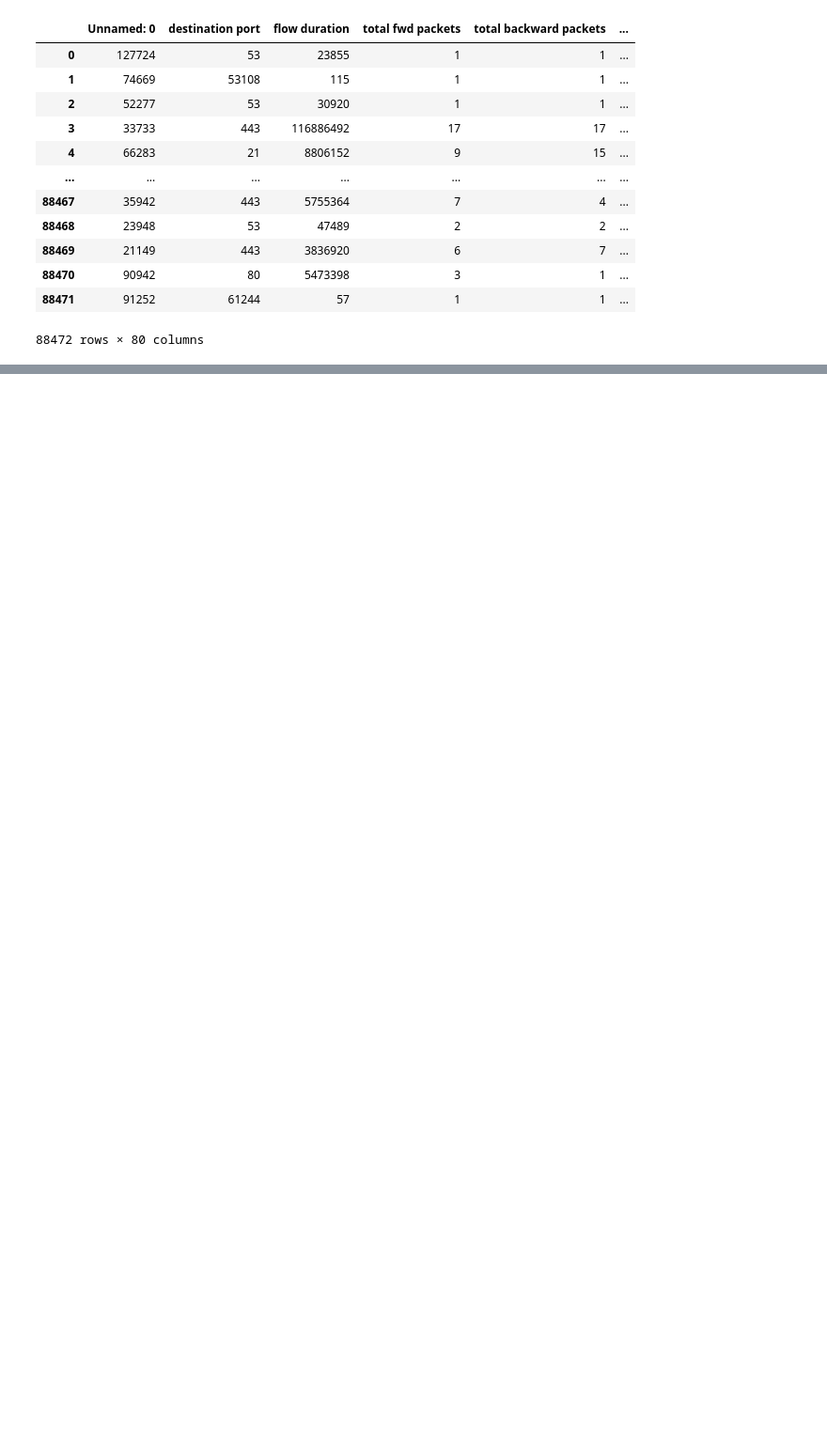
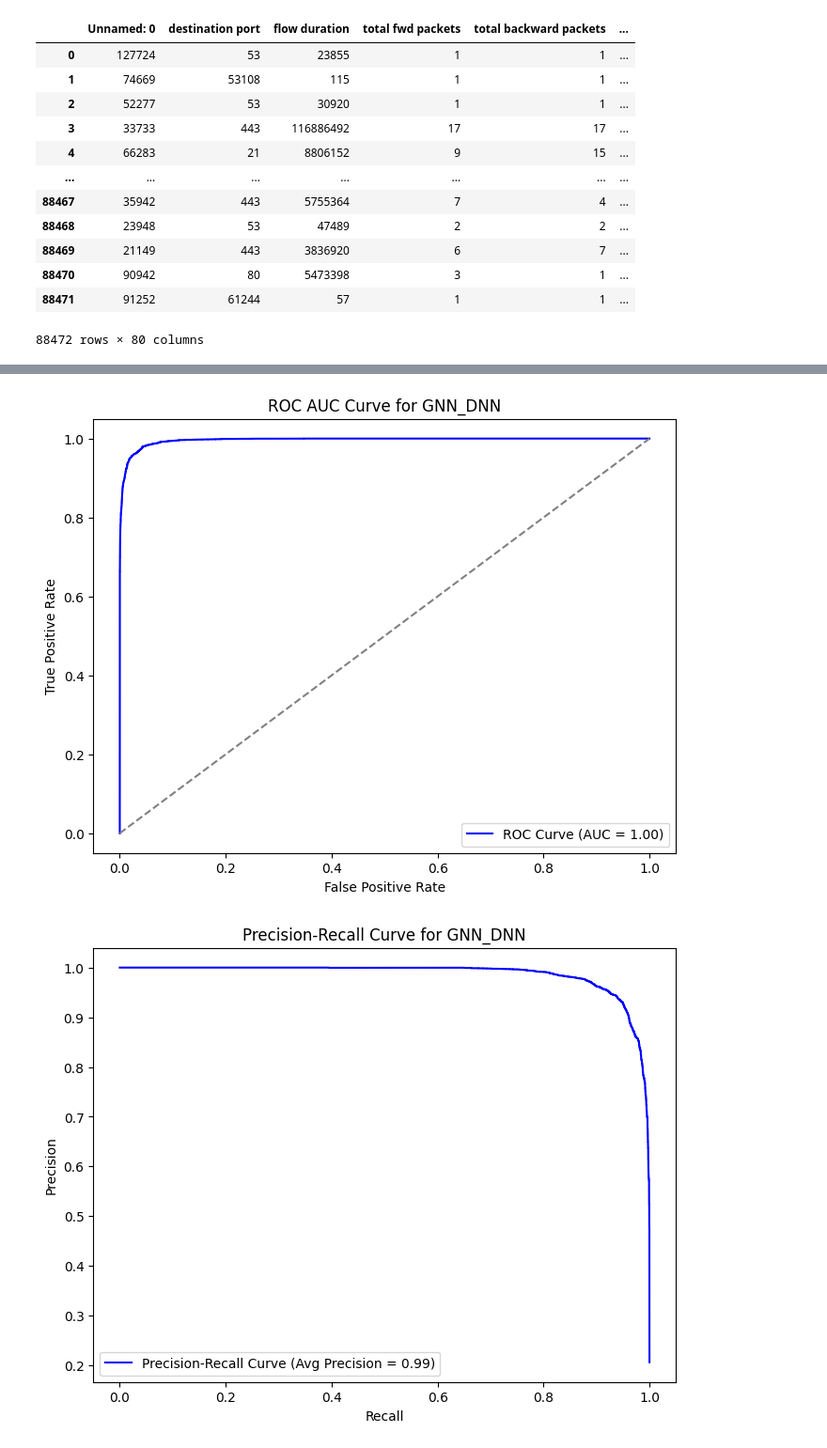
Before and after one commit to akashvenus/Final_Project, a Jupyter notebook: sets1/GNN_DNN.ipynb, the cells around one changed output, grey strips where cells are left out. Shown: that part at 94% size. Saved outputs shown, nothing was run; the diff lists cells and outputs as text; code cells hidden in the pictures; blank space fills up the shorter version.

```diff
--- a/sets1/GNN_DNN.ipynb
+++ b/sets1/GNN_DNN.ipynb
@@ -71,11 +103,9 @@ df['label'] = df['label'].apply(lambda x: 0 if x == 'BENIGN' else 1)
 # %%
-feature_cols = df.columns.drop('label')
-X = df[feature_cols].values
+X = df[scaler.feature_names_in_]
 y = df['label'].values
 num_nodes = len(df)
-# %%
-scaler = StandardScaler()
-X_scaled = scaler.fit_transform(X)
+# %%
+X_scaled = scaler.transform(X)
 # %%
 train_idx_np, test_idx_np = train_test_split(
     np.arange(num_nodes),
@@ -106,4 +147,7 @@ Data(x=[88472, 79], edge_index=[2, 442360], y=[88472])
 # %%
+import numpy as np
+from sklearn.utils.class_weight import compute_class_weight
+
 class GraphNet(nn.Module):
     def __init__(self, in_channels, gcn_hidden, dnn_hidden, out_channels):
         super().__init__()
@@ -135,8 +179,11 @@ model = GraphNet(
     dnn_hidden=64,           # size of hidden layer in the MLP
     out_channels=2           # final classes (0=Benign, 1=Attack)
 )
+
+
+loss_fn = nn.CrossEntropyLoss()
+
 optimizer = optim.Adam(model.parameters(), lr=0.01)
-loss_fn = nn.NLLLoss()
 # %%
 epochs = 80
 for epoch in range(1, epochs+1):
@@ -213,0 +263,42 @@ weighted avg       0.97      0.97      0.97     29196
+# %%
+import matplotlib.pyplot as plt
+from sklearn.metrics import precision_recall_curve, roc_curve, auc,  average_precision_score
+
+model_name = "GNN_DNN"
+
+with torch.no_grad():
+    out_prob = out_all.exp()               # Convert from log-probs to probabilities
+    y_proba_test = out_prob[test_mask, 1]  # Probability of class=1 for test nodes
+
+# Convert to numpy arrays
+y_true_test_np = y_true_test.cpu().numpy()
+y_proba_test_np = y_proba_test.cpu().numpy()
+
+# ROC Curve
+fpr, tpr, _ = roc_curve(y_true_test_np, y_proba_test_np)
+auc_score = auc(fpr, tpr)
+
+plt.figure(figsize=(8, 6))
+plt.plot(fpr, tpr, color='blue', label=f'ROC Curve (AUC = {auc_score:.2f})')
+plt.plot([0, 1], [0, 1], linestyle='--', color='gray')  # Diagonal line
+plt.xlabel('False Positive Rate')
+plt.ylabel('True Positive Rate')
+plt.title(f'ROC AUC Curve for {model_name}')
+plt.legend(loc='lower right')
+plt.show()
+
+# Precision-Recall Curve
+precision, recall, _ = precision_recall_curve(y_true_test_np, y_proba_test_np)
+avg_precision = average_precision_score(y_true_test_np, y_proba_test_np)
+
+plt.figure(figsize=(8, 6))
+plt.plot(recall, precision, color='blue',
+         label=f'Precision-Recall Curve (Avg Precision = {avg_precision:.2f})')
+plt.xlabel('Recall')
+plt.ylabel('Precision')
+plt.title(f'Precision-Recall Curve for {model_name}')
+plt.legend(loc='lower left')
+plt.show()
+# %% [output]
+[figure, added]
+[figure, added]
```
Also changed, not shown: parts of 9 cells of this notebook, 4 other files.
